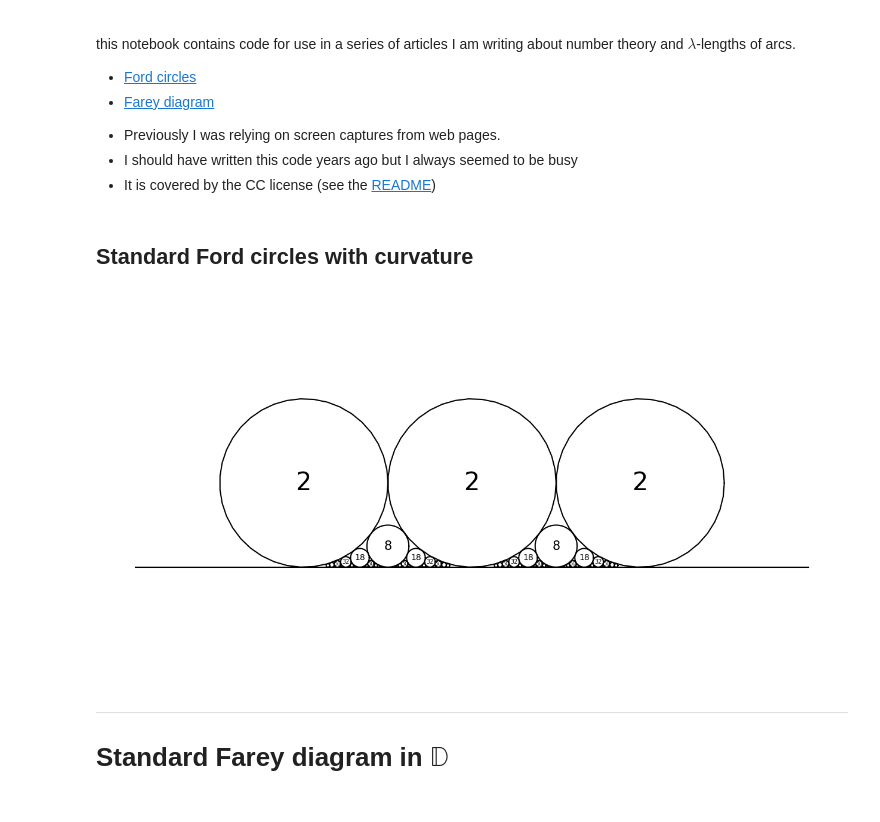
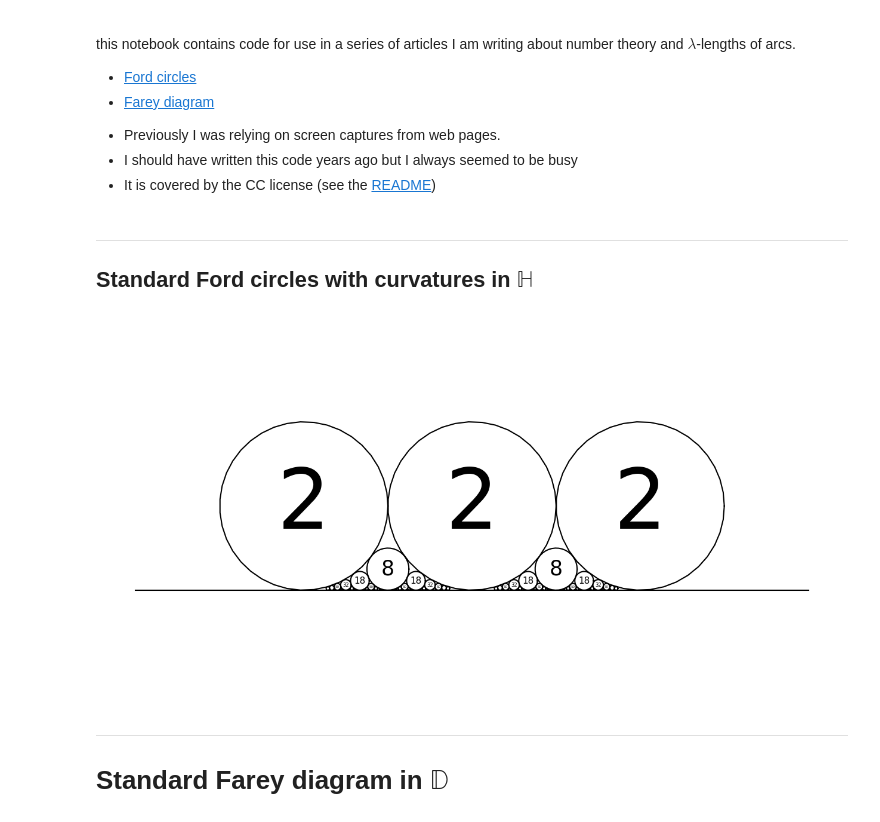
Before and after one commit to macbuse/FAREY_DIAGRAM, a Jupyter notebook: farey_diagram.ipynb, the cells around one changed output. Drawn from its saved outputs; the diff is of its cells as text; code cells hidden in the pictures.

```diff
--- a/farey_diagram.ipynb
+++ b/farey_diagram.ipynb
@@ -14,7 +14,9 @@ I am writing about number theory and $\lambda$-lengths of arcs.
 import numpy as np
 import matplotlib.pyplot as plt
 # %% [markdown]
-## Standard Ford circles with curvature
+---
+
+## Standard Ford circles with curvatures in $\mathbb{H}$
 # %%
 def Farey(n):
     F_n = np.array([[0,1], [1,1]])
@@ -30,35 +32,35 @@ def Farey(n):
 
 fig, ax = plt.subplots()
 fig.set_size_inches(16,8)
 ax.axis('equal')
 ax.axis('off')
 
 T = np.linspace(0,2*np.pi, 40)
 circle = np.exp(1J*T)/2
 
 for q in QQ[:]:
     numerator, denominator = q
     r = 1/denominator**2
     cz = numerator/denominator + .5*r*1J
 
     mm  = r*circle + cz
     plt.plot(mm.real ,
              mm.imag ,'k');
 
     if denominator < 6:
         ax.annotate(
             str(2*denominator**2),
             xy=(cz.real, cz.imag),
             xytext=(0,0),
             textcoords='offset points', ha='center', va='center',
-            fontsize=int(30/denominator)
+            fontsize=int(100/denominator**2)
         )
 
 plt.plot([-2,2],[0,0],'k');
 plt.savefig('ford_circles.png')
 plt.savefig('ford_circles.svg')
 # %% [output]
-[figure, old version]
+[figure, new version]
 # %% [markdown]
 ---
 
```
Also changed, not shown: parts of 2 cells of this notebook, 4 other files.
